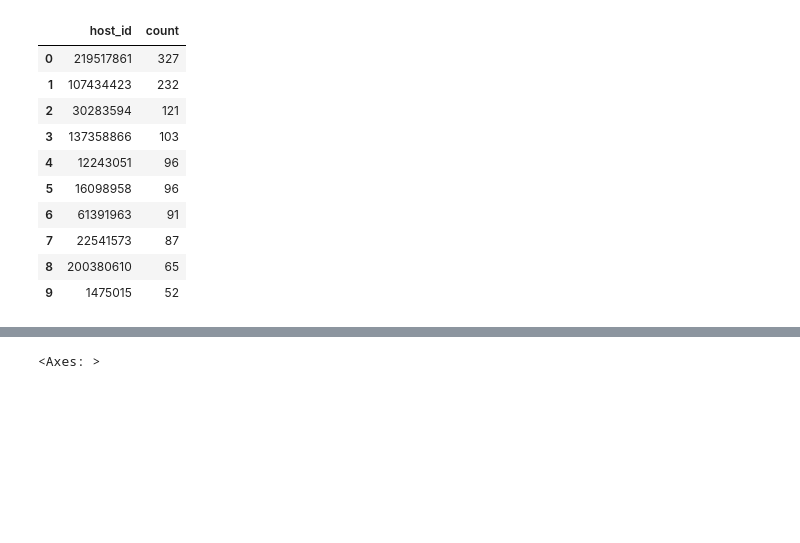
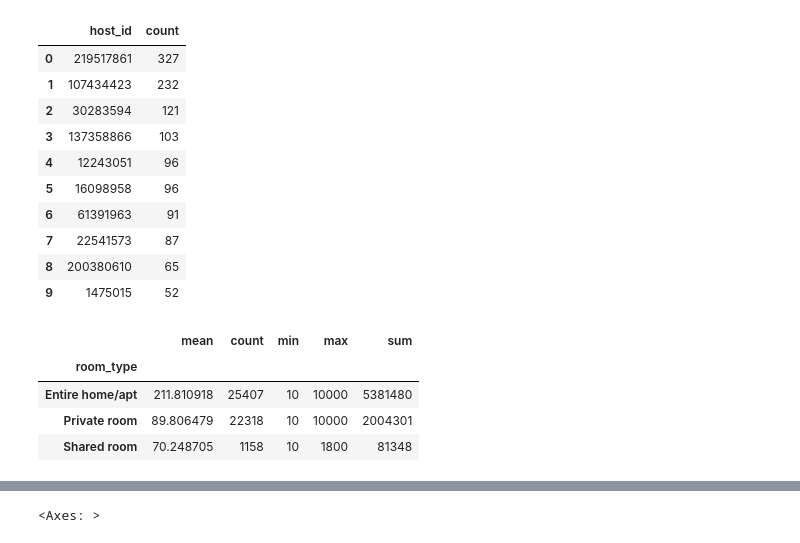
Before and after one commit to AurelioGuilherme/AmbienteDeDesenvolvimento, a Jupyter notebook: Notebooks/data_understanding.ipynb, the cells around one changed output, grey strips where cells are left out. Drawn from its saved outputs; the diff is of its cells as text; code cells hidden in the pictures; blank space fills up the shorter version.

```diff
--- a/Notebooks/data_understanding.ipynb
+++ b/Notebooks/data_understanding.ipynb
@@ -305,3 +305,13 @@ df["host_id"].value_counts().reset_index().sort_values(by='count',ascending=Fals
 | 7 | 22541573 | 87 |
 | 8 | 200380610 | 65 |
 | 9 | 1475015 | 52 |
+# %%
+df.query('price != 0')\
+  .groupby('room_type')['price']\
+  .agg(['mean', 'count','min','max','sum'])
+# %% [output]
+|  | mean | count | min | max | sum |
+| room_type |  |  |  |  |  |
+| Entire home/apt | 211.810918 | 25407 | 10 | 10000 | 5381480 |
+| Private room | 89.806479 | 22318 | 10 | 10000 | 2004301 |
+| Shared room | 70.248705 | 1158 | 10 | 1800 | 81348 |
```
Also changed, not shown: parts of 8 cells of this notebook, 3 other files.
